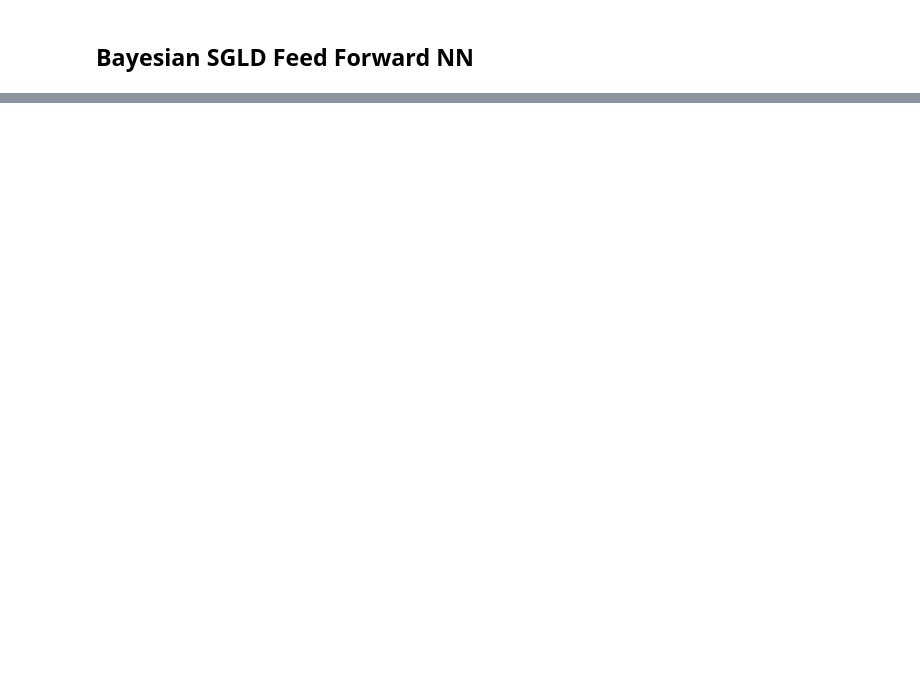
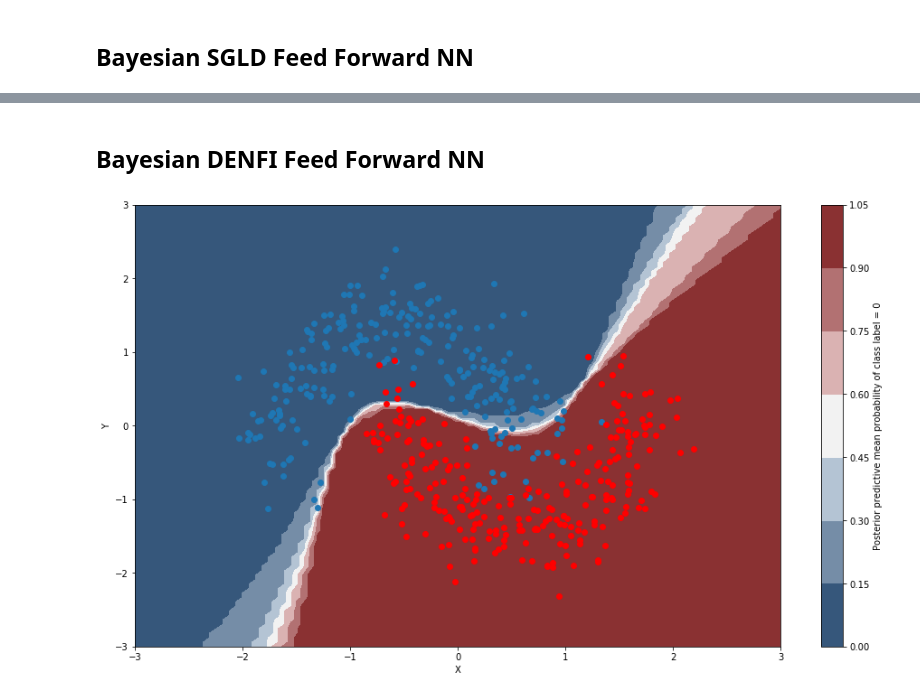
Before and after one commit to sahanmar/Peony, a Jupyter notebook: Peony_project/showcase/showcase_moon_dataset_tests.ipynb, the cells around one changed output, grey strips where cells are left out. Saved outputs shown, nothing was run; the diff lists cells and outputs as text; code cells hidden in the pictures; blank space fills up the shorter version.

```diff
--- a/Peony_project/showcase/showcase_moon_dataset_tests.ipynb
+++ b/Peony_project/showcase/showcase_moon_dataset_tests.ipynb
@@ -60,6 +62,7 @@ random_forest_pred = peony_model.random_forest_model.predict(grid_2d, False)
 bayesian_pymc3_pred = peony_model.bayesian_nn.predict(grid_2d, False)
 feed_forward_nn_pred = peony_model.feed_forward_nn.predict(grid_2d, False)
 bayesian_sgld_pred = peony_model.bayesian_sgld_nn.predict(grid_2d, False)
+bayesian_denfi_pred = peony_model.bayesian_denfi_nn.predict(grid_2d, False)
 # %% [markdown]
 # Data With Algorithms Uncertainty Bounds
 # %%
@@ -104,0 +108,6 @@ plot_uncertainty_gird(bayesian_sgld_pred)
+# %% [markdown]
+## Bayesian DENFI Feed Forward NN
+# %%
+plot_uncertainty_gird(bayesian_denfi_pred)
+# %% [output]
+[figure, added]
```
Also changed, not shown: parts of 9 cells of this notebook, 4 other files.
